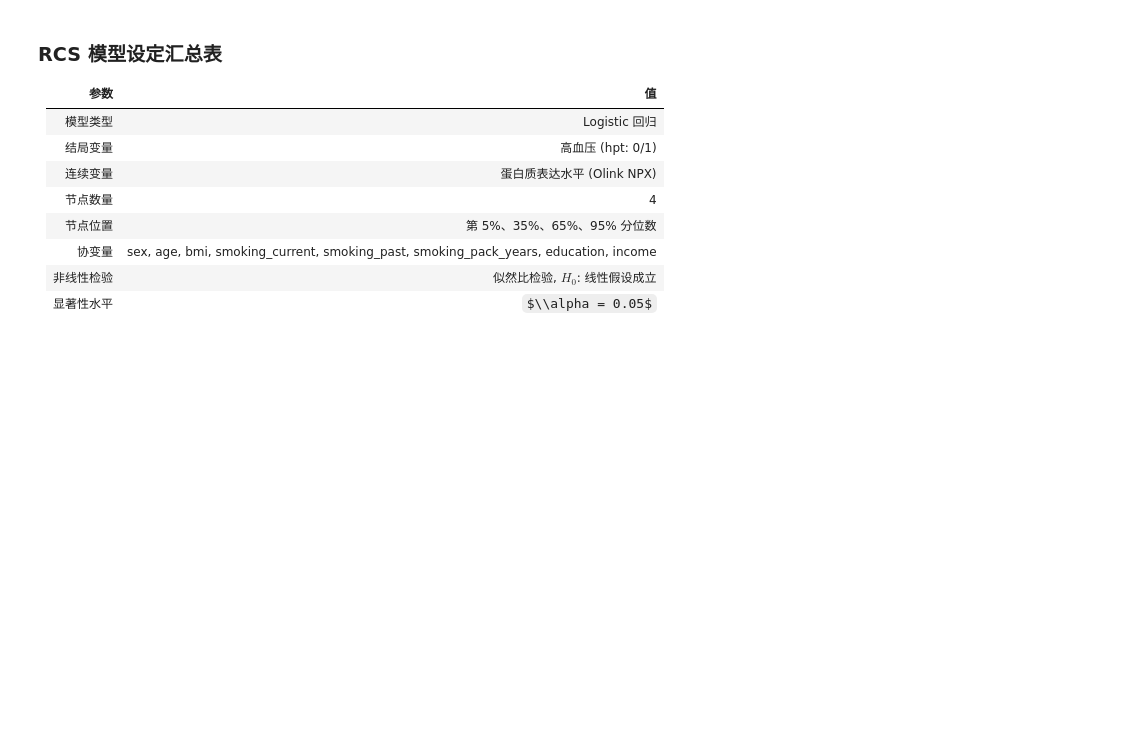
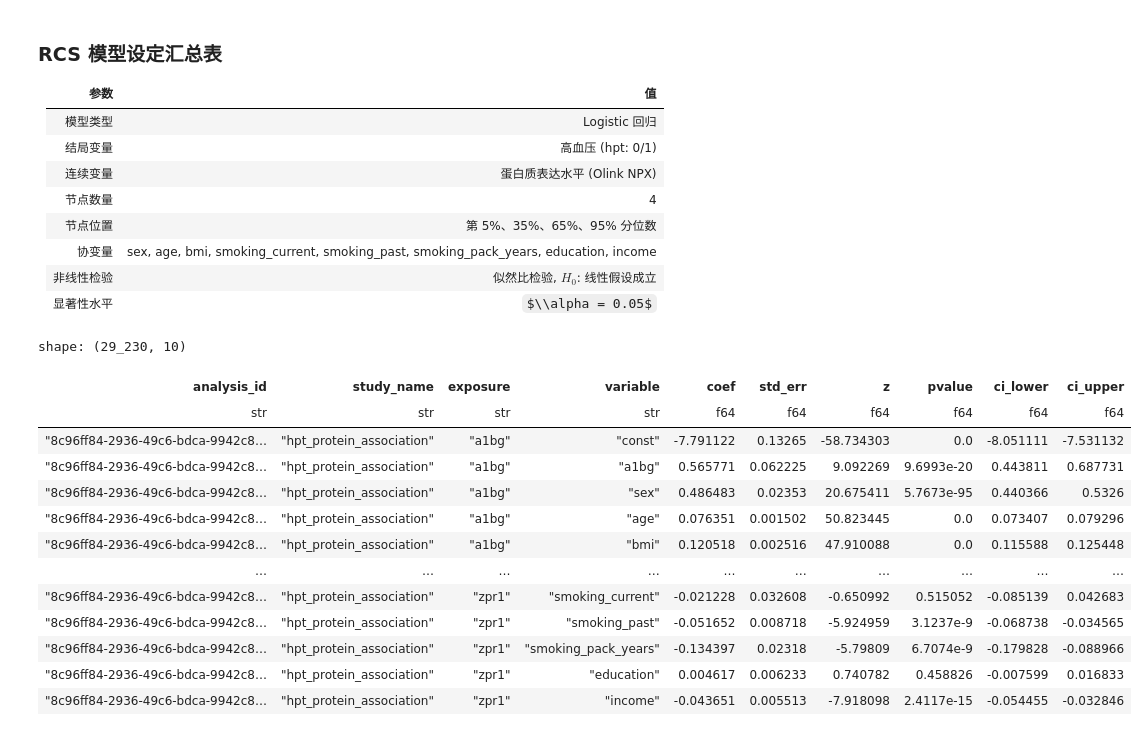
Before and after one commit to wjixiang/aikb, a Jupyter notebook: bio_info/notebook/pwas.ipynb, the cells around one changed output. Drawn from its saved outputs; the diff is of its cells as text; code cells hidden in the pictures; some formulas as TeX source; blank space fills up the shorter version.

```diff
--- a/bio_info/notebook/pwas.ipynb
+++ b/bio_info/notebook/pwas.ipynb
@@ -474,0 +488,17 @@ quant_display.select(["exposure", "quantile", "x_val", "OR", "CI_lower", "CI_upp
+# %%
+scan_table("method.stats.regression.logistic.binary_logistic").collect()
+# %% [output]
+shape: (29_230, 10)
+| analysis_id | study_name | exposure | variable | coef | std_err | z | pvalue | ci_lower | ci_upper |
+| str | str | str | str | f64 | f64 | f64 | f64 | f64 | f64 |
+| "8c96ff84-2936-49c6-bdca-9942c8… | "hpt_protein_association" | "a1bg" | "const" | -7.791122 | 0.13265 | -58.734303 | 0.0 | -8.051111 | -7.531132 |
+| "8c96ff84-2936-49c6-bdca-9942c8… | "hpt_protein_association" | "a1bg" | "a1bg" | 0.565771 | 0.062225 | 9.092269 | 9.6993e-20 | 0.443811 | 0.687731 |
+| "8c96ff84-2936-49c6-bdca-9942c8… | "hpt_protein_association" | "a1bg" | "sex" | 0.486483 | 0.02353 | 20.675411 | 5.7673e-95 | 0.440366 | 0.5326 |
+| "8c96ff84-2936-49c6-bdca-9942c8… | "hpt_protein_association" | "a1bg" | "age" | 0.076351 | 0.001502 | 50.823445 | 0.0 | 0.073407 | 0.079296 |
+| "8c96ff84-2936-49c6-bdca-9942c8… | "hpt_protein_association" | "a1bg" | "bmi" | 0.120518 | 0.002516 | 47.910088 | 0.0 | 0.115588 | 0.125448 |
+| … | … | … | … | … | … | … | … | … | … |
+| "8c96ff84-2936-49c6-bdca-9942c8… | "hpt_protein_association" | "zpr1" | "smoking_current" | -0.021228 | 0.032608 | -0.650992 | 0.515052 | -0.085139 | 0.042683 |
+| "8c96ff84-2936-49c6-bdca-9942c8… | "hpt_protein_association" | "zpr1" | "smoking_past" | -0.051652 | 0.008718 | -5.924959 | 3.1237e-9 | -0.068738 | -0.034565 |
+| "8c96ff84-2936-49c6-bdca-9942c8… | "hpt_protein_association" | "zpr1" | "smoking_pack_years" | -0.134397 | 0.02318 | -5.79809 | 6.7074e-9 | -0.179828 | -0.088966 |
+| "8c96ff84-2936-49c6-bdca-9942c8… | "hpt_protein_association" | "zpr1" | "education" | 0.004617 | 0.006233 | 0.740782 | 0.458826 | -0.007599 | 0.016833 |
+| "8c96ff84-2936-49c6-bdca-9942c8… | "hpt_protein_association" | "zpr1" | "income" | -0.043651 | 0.005513 | -7.918098 | 2.4117e-15 | -0.054455 | -0.032846 |
```
Also changed, not shown: parts of 3 cells of this notebook, 22 other files.
